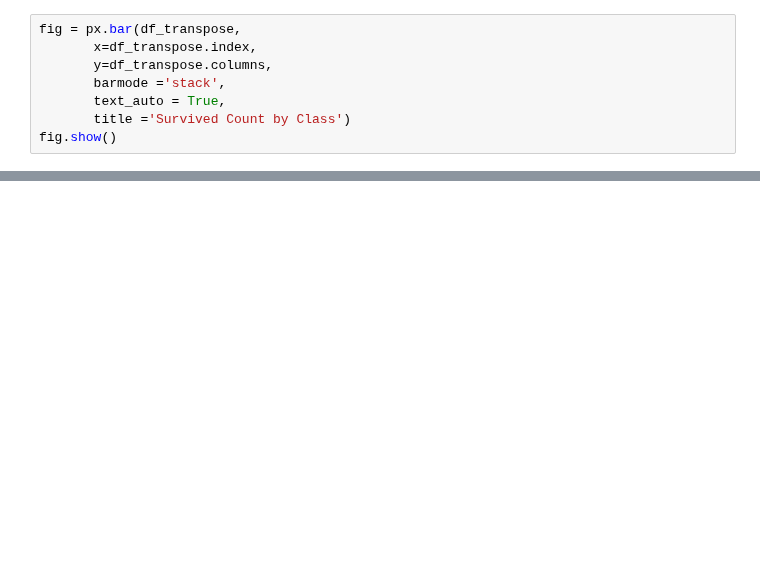
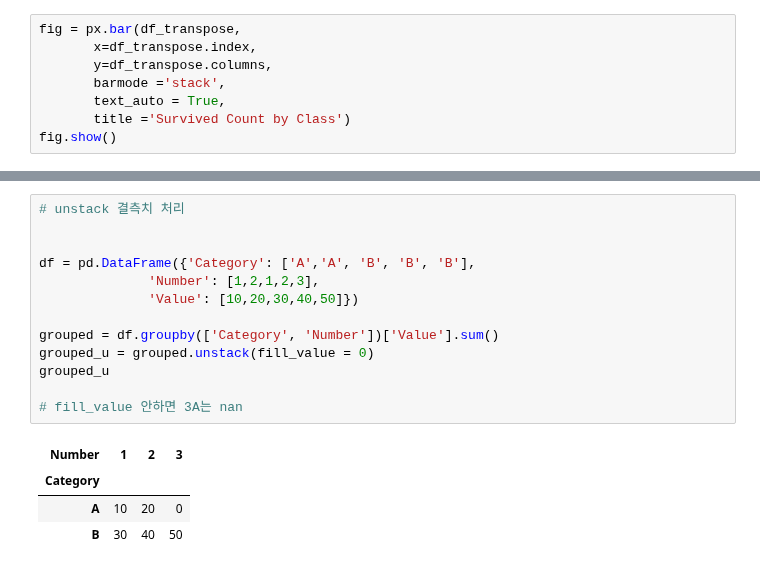
Before and after one commit to miji-lee-kr/titanic_practice, a Jupyter notebook: titanic.ipynb, the cells around one changed output, grey strips where cells are left out. Saved outputs shown, nothing was run; the diff lists cells and outputs as text; blank space fills up the shorter version.

```diff
--- a/titanic.ipynb
+++ b/titanic.ipynb
@@ -140,0 +275,18 @@ fig.show()
+# %%
+# unstack 결측치 처리
+
+
+df = pd.DataFrame({'Category': ['A','A', 'B', 'B', 'B'],
+              'Number': [1,2,1,2,3],
+              'Value': [10,20,30,40,50]})
+
+grouped = df.groupby(['Category', 'Number'])['Value'].sum()
+grouped_u = grouped.unstack(fill_value = 0)
+grouped_u
+
+# fill_value 안하면 3A는 nan
+# %% [output]
+| Number | 1 | 2 | 3 |
+| Category |  |  |  |
+| A | 10 | 20 | 0 |
+| B | 30 | 40 | 50 |
```
Also changed, not shown: parts of 25 cells of this notebook, 5 other files.
